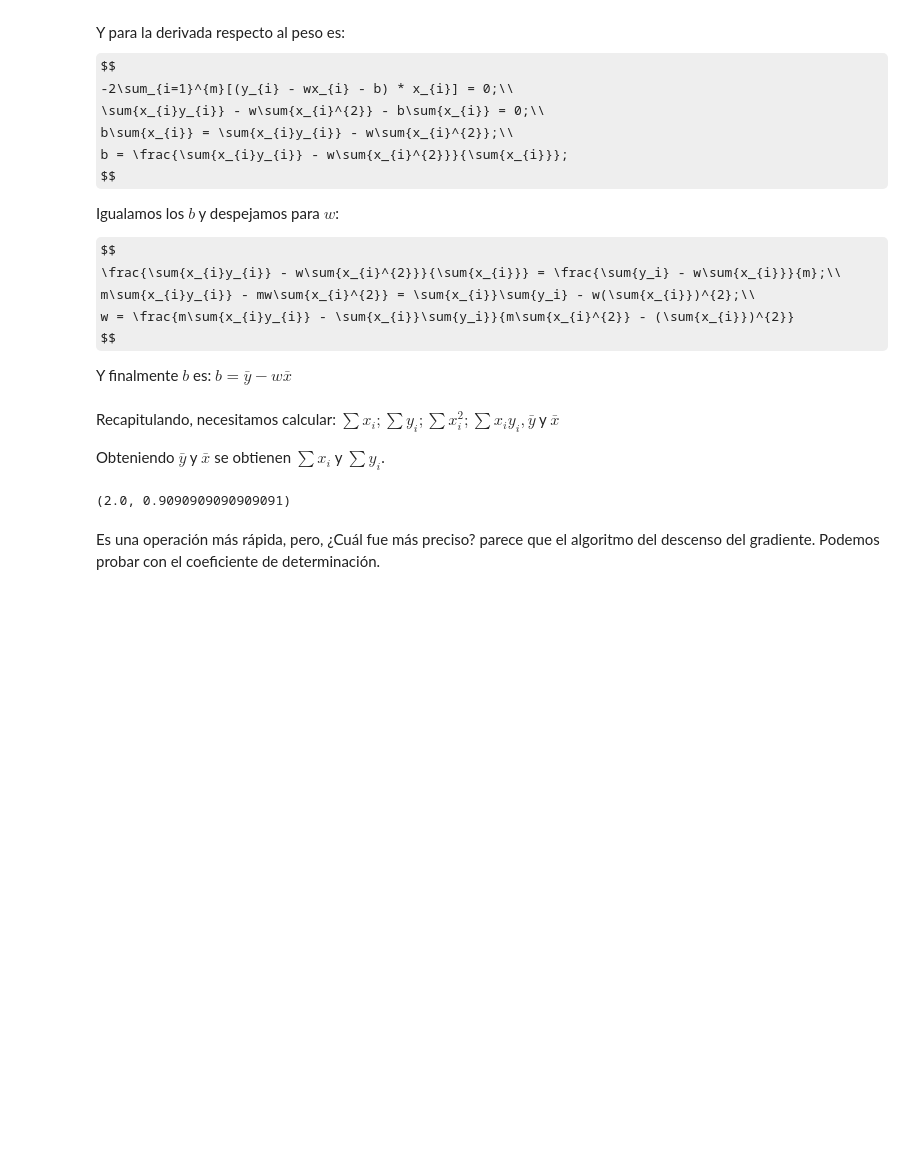
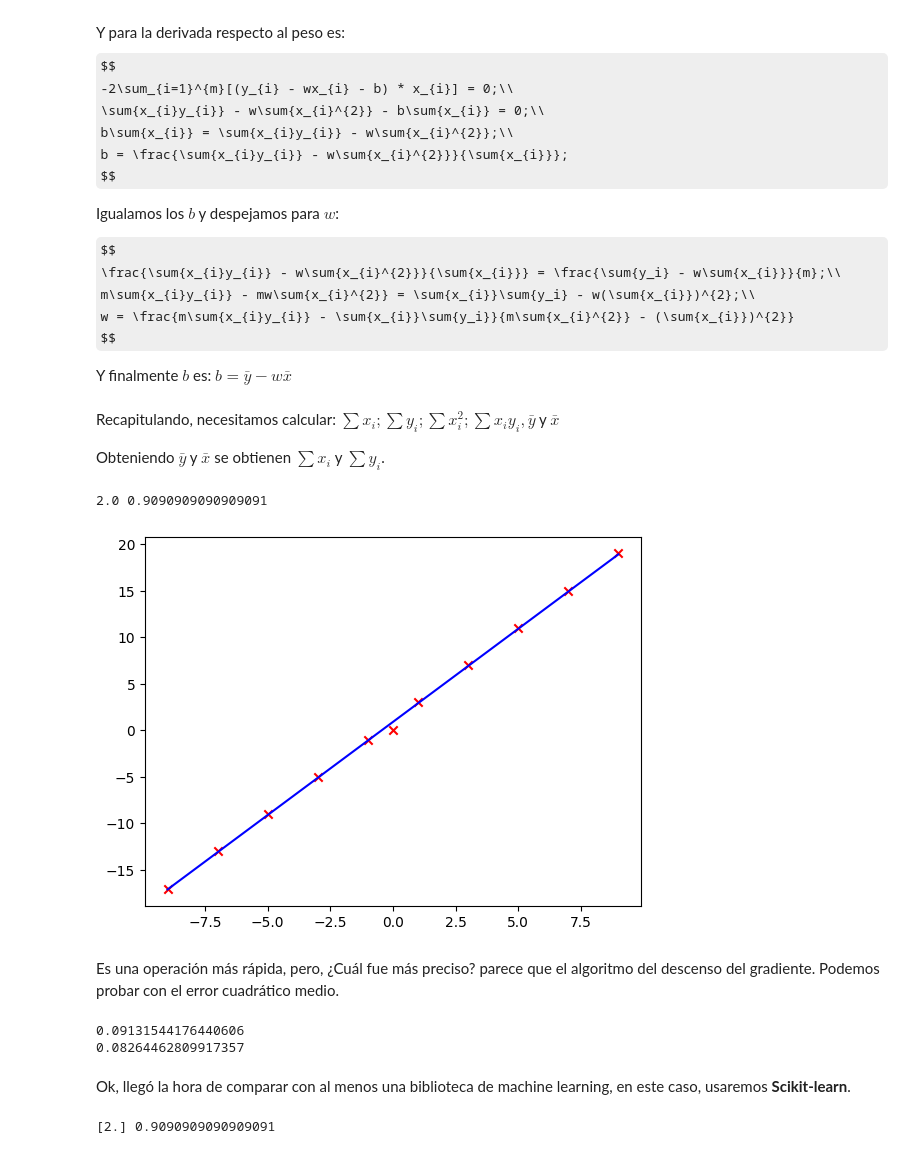
Before and after one commit to robertbarac/MatematicasParaRedesNeuronalesYQuimiometriaEnPythonDesdeCero, a Jupyter notebook: regresion_lineal_simple.ipynb, the cells around one changed output. Cells and saved outputs as stored; diff of their text form; code cells hidden in the pictures; some formulas as TeX source; blank space fills up the shorter version.

Commit message:
terminando todo lo de la regresión lineal simple

```diff
--- a/regresion_lineal_simple.ipynb
+++ b/regresion_lineal_simple.ipynb
@@ -281,9 +282,23 @@ def regresion_lineal(x, y):
     w = (m*sum_conjunta_x_y - sumatoria_x*sumatoria_y)/(m*sum_x_cuadrado - (sumatoria_x)**2)
     b = media_y - w * media_x
     return w, b
-# %%
-regresion_lineal(x, y)
-# %% [output]
-(2.0, 0.9090909090909091)
+# %%
+w, b = regresion_lineal(x, y)
+print(w, b)
+# %% [output]
+2.0 0.9090909090909091
+# %%
+y_hat_least_squares = [w*i + b for i in x]
+graficar_modelo(np.array(x), np.array(y), np.array(y_hat_least_squares))
+# %% [output]
+[figure, added]
 # %% [markdown]
-Es una operación más rápida, pero, ¿Cuál fue más preciso? parece que el algoritmo del descenso del gradiente. Podemos probar con el coeficiente de determinación.
+Es una operación más rápida, pero, ¿Cuál fue más preciso? parece que el algoritmo del descenso del gradiente. Podemos probar con el error cuadrático medio.
+# %%
+print(calcular_error(y, y_hat))
+print(calcular_error(y, y_hat_least_squares))
+# %% [output]
+0.09131544176440606
+0.08264462809917357
+# %% [markdown]
+Ok, llegó la hora de comparar con al menos una biblioteca de machine learning, en este caso, usaremos **Scikit-learn**.
@@ -289,0 +308,6 @@ Es una operación más rápida, pero, ¿Cuál fue más preciso? parece que el al
+# %%
+linear_regresion = LinearRegression()
+linear_regresion.fit(np.array(x).reshape(-1, 1), np.array(y))
+print(linear_regresion.coef_, linear_regresion.intercept_)
+# %% [output]
+[2.] 0.9090909090909091
```
Also changed, not shown: parts of 12 cells of this notebook, 1 other file.
